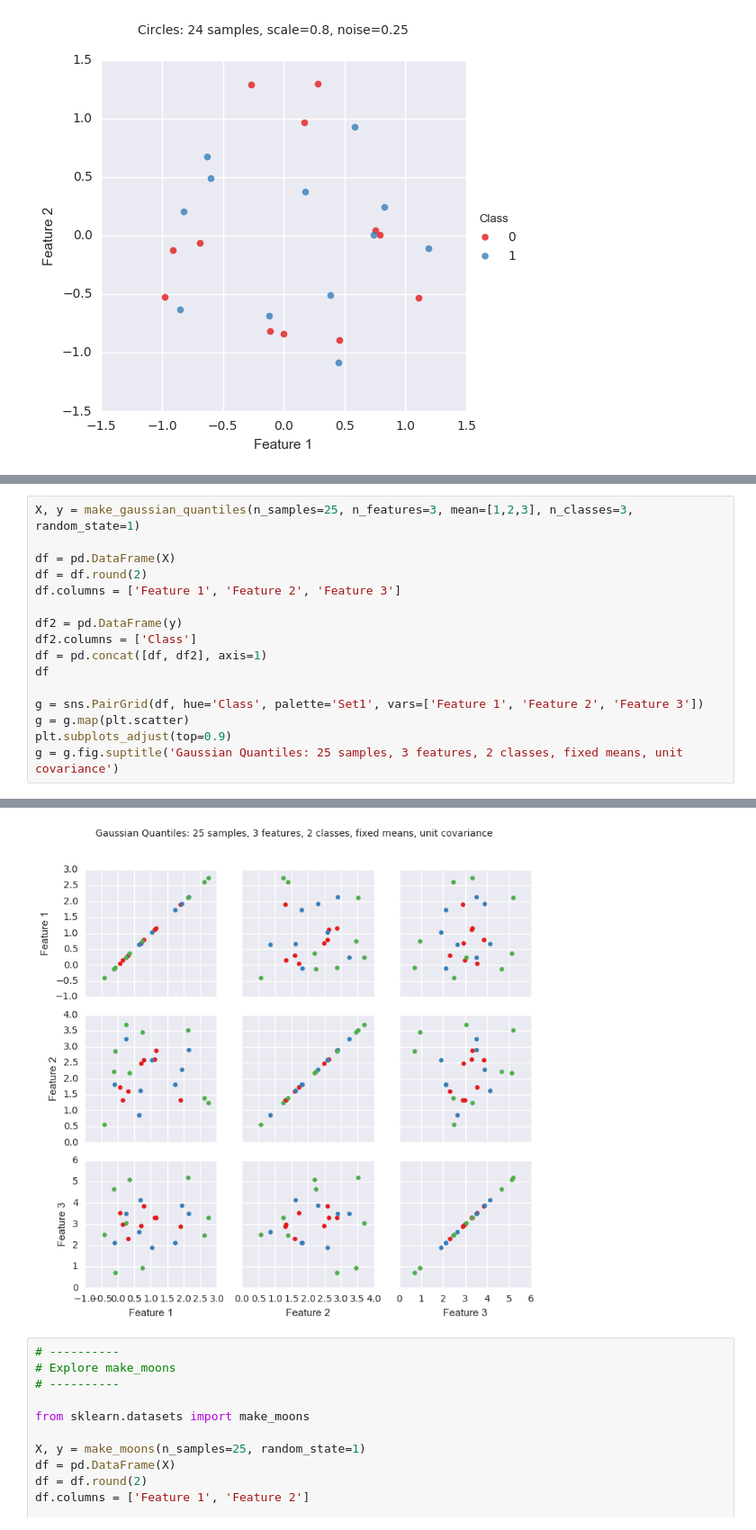
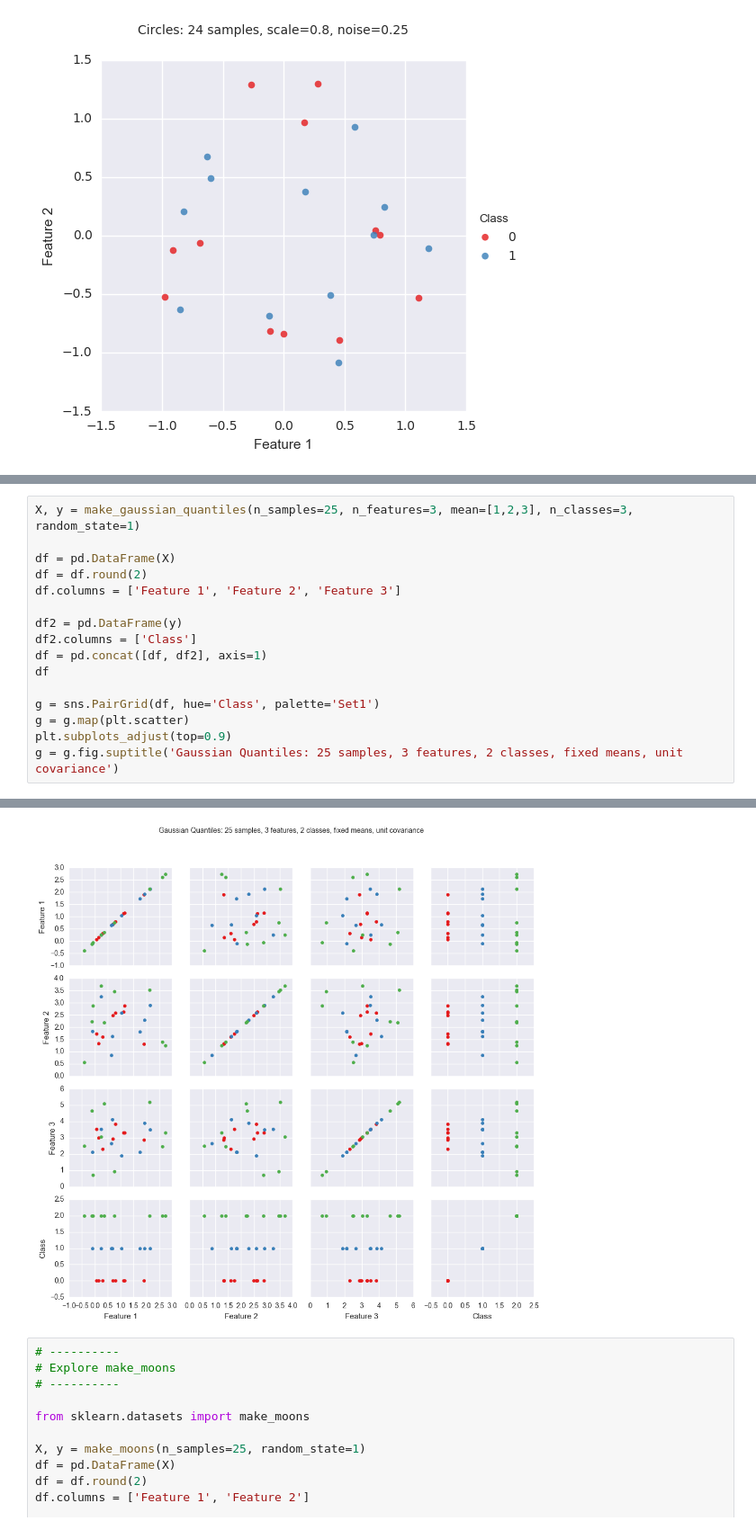
Before and after one commit to niranjv/ml-notes, a Jupyter notebook: Datasets.ipynb, the cells around one changed output, grey strips where cells are left out. Shown: that part at 90% size. Saved outputs shown, nothing was run; the diff lists cells and outputs as text.

```diff
--- a/Datasets.ipynb
+++ b/Datasets.ipynb
@@ -337,35 +338,35 @@ X, y = make_gaussian_quantiles(n_samples=25, n_features=3, mean=[1,2,3], n_class
 df = pd.DataFrame(X)
 df = df.round(2)
 df.columns = ['Feature 1', 'Feature 2', 'Feature 3']
 
 df2 = pd.DataFrame(y)
 df2.columns = ['Class']
 df = pd.concat([df, df2], axis=1)
 df
 
-g = sns.PairGrid(df, hue='Class', palette='Set1', vars=['Feature 1', 'Feature 2', 'Feature 3'])
+g = sns.PairGrid(df, hue='Class', palette='Set1')
 g = g.map(plt.scatter)
 plt.subplots_adjust(top=0.9)
 g = g.fig.suptitle('Gaussian Quantiles: 25 samples, 3 features, 2 classes, fixed means, unit covariance')
 # %% [output]
 |  | Feature 1 | Feature 2 | Feature 3 | Class |
 | 0 | -0.07 | 2.87 | 0.70 | 2 |
 | 1 | 2.13 | 3.52 | 5.19 | 2 |
 | 2 | -0.12 | 2.23 | 4.66 | 2 |
 | 3 | 1.16 | 2.88 | 3.32 | 0 |
 | 4 | 1.93 | 2.29 | 3.89 | 1 |
 | 5 | 0.75 | 3.46 | 0.94 | 2 |
 | 6 | 2.62 | 1.39 | 2.47 | 2 |
 | 7 | 2.14 | 2.90 | 3.50 | 1 |
 | 8 | 1.74 | 1.81 | 2.11 | 1 |
 | 9 | 0.06 | 1.73 | 3.53 | 0 |
 | ... | ... | ... | ... | ... |
 | 20 | 1.12 | 2.62 | 3.30 | 0 |
 | 21 | 2.74 | 1.24 | 3.32 | 2 |
 | 22 | 0.25 | 3.69 | 3.05 | 2 |
 | 23 | -0.10 | 1.83 | 2.12 | 1 |
 | 24 | 0.15 | 1.33 | 2.99 | 0 |
-[figure, old version]
+[figure, new version]
 # %%
 # ----------
 # Explore make_moons
```
Also changed, not shown: parts of 4 cells of this notebook, 1 other file.
